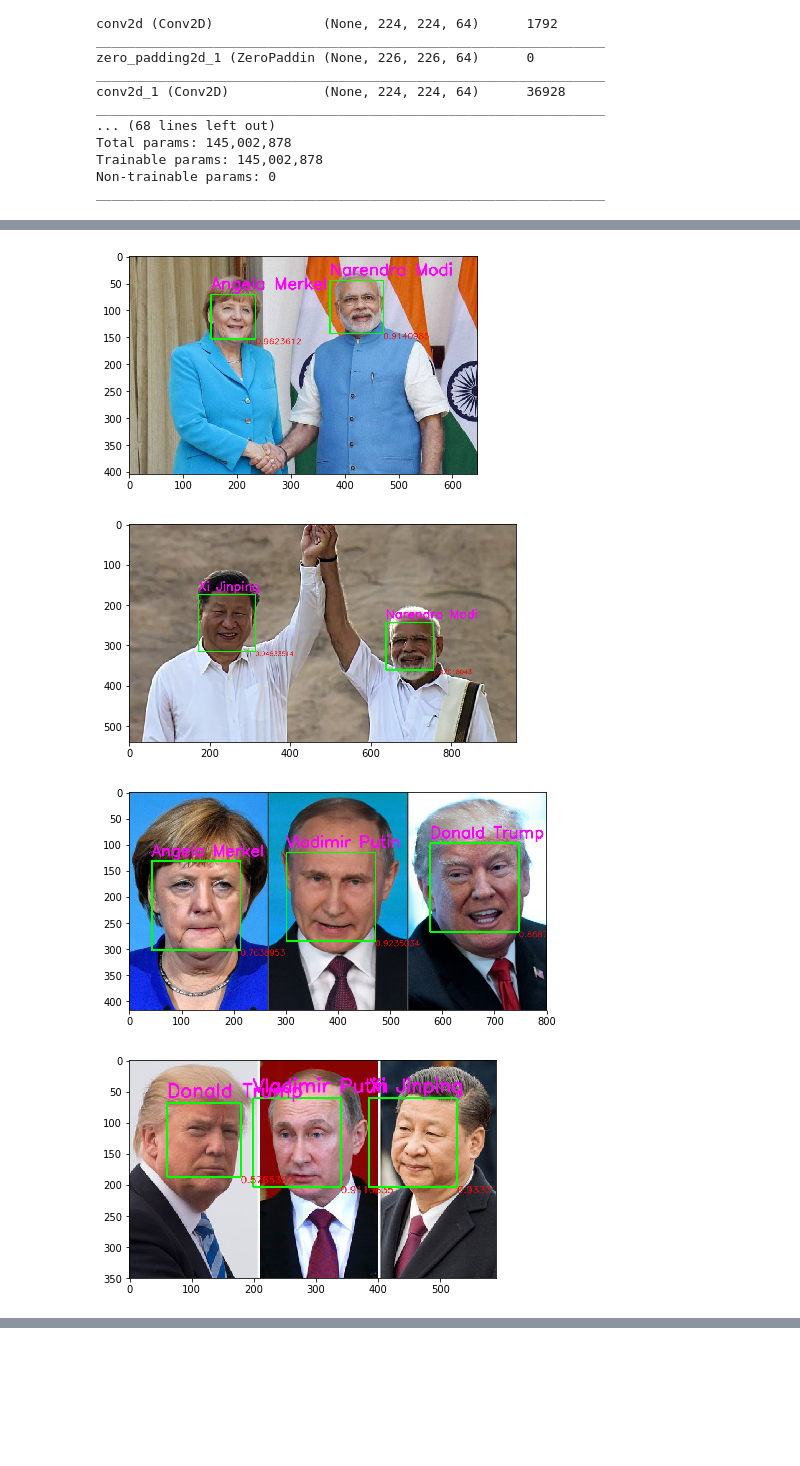
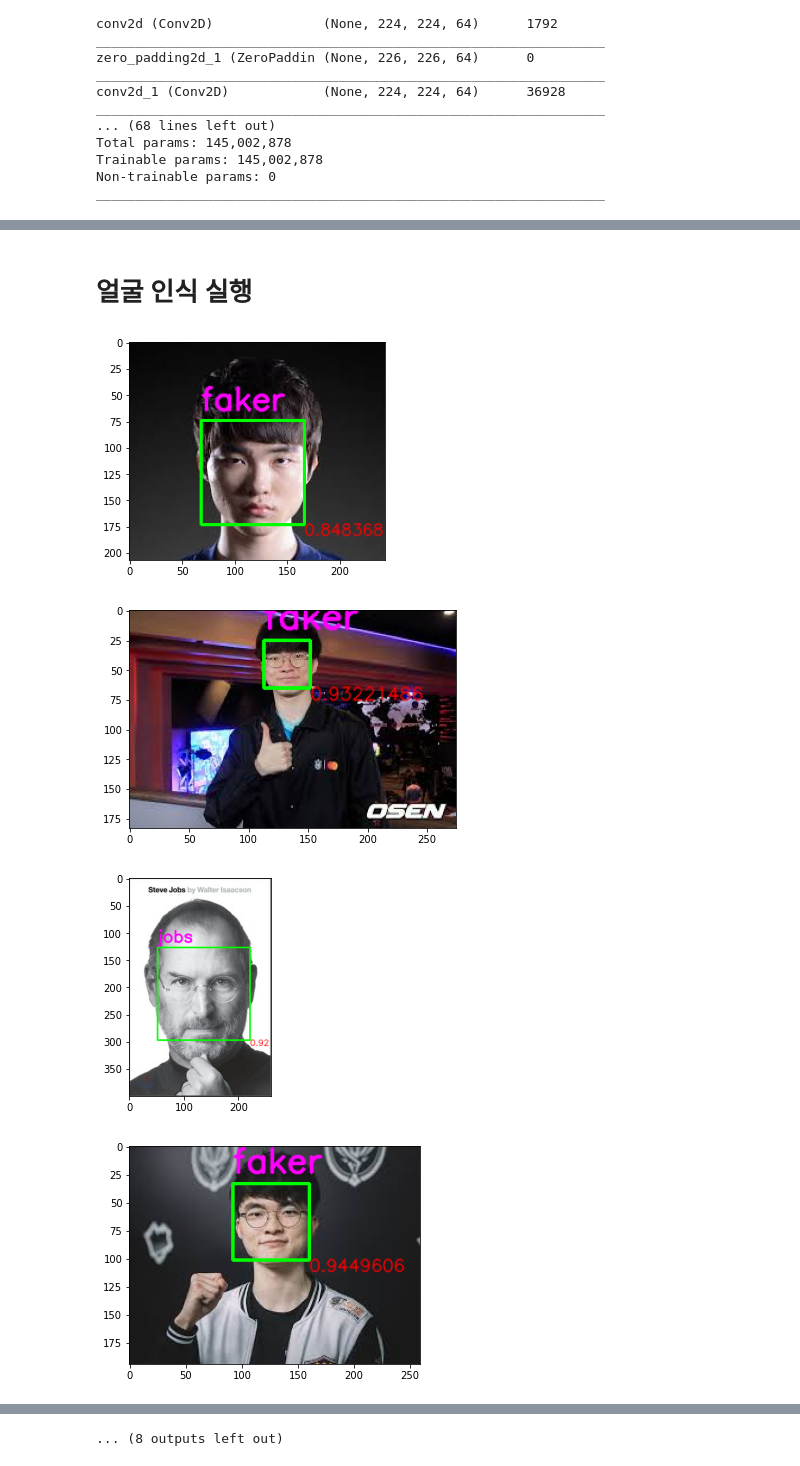
Before and after one commit to dhrim/wiset_2020_06, a Jupyter notebook: material/deep_learning/Face_Recognition.ipynb, the cells around one changed output, grey strips where cells are left out. Saved outputs shown, nothing was run; the diff lists cells and outputs as text; code cells hidden in the pictures; blank space fills up the shorter version.

```diff
--- a/material/deep_learning/Face_Recognition.ipynb
+++ b/material/deep_learning/Face_Recognition.ipynb
@@ -93,6 +169,7 @@ for file_name in image_path_names:
     top=rect.rect.top() #y1
     right=rect.rect.right() #x2
     bottom=rect.rect.bottom() #y2
+  if right==0: continue
   width=right-left
   height=bottom-top
   img_crop=img[top:top+height,left:left+width]
@@ -127,6 +213,7 @@ for file_name in test_image_path_names:
     top=rect.rect.top() #y1
     right=rect.rect.right() #x2
     bottom=rect.rect.bottom() #y2
+  if right==0: continue
   width=right-left
   height=bottom-top
   img_crop=img[top:top+height,left:left+width]
@@ -352,3 +456,3 @@ tf.keras.models.save_model(classifier_model,'/content/drive/My Drive/Colab Noteb
 # %%
 # Load saved model
-classifier_model=tf.keras.models.load_model('/content/drive/My Drive/Colab Notebooks/Face_Recognition/face_classifier_model.h5')
+classifier_model=tf.keras.models.load_model('face_classifier_model.h5')
@@ -357,6 +474,8 @@ classifier_model=tf.keras.models.load_model('/content/drive/My Drive/Colab Noteb
 test_images_path=path+'/Test_Images/'
 # %%
 dnnFaceDetector=dlib.cnn_face_detection_model_v1("mmod_human_face_detector.dat")
+# %% [markdown]
+# 얼굴 인식 실행
 # %%
 def plot(img):
   plt.figure(figsize=(8,4))
@@ -364,50 +483,51 @@ def plot(img):
   plt.show()
 # %%
 # Label names for class numbers
-person_rep={0:'Narendra Modi',1:'Donald Trump',2:'Angela Merkel',3:'Xi Jinping',4:'Lakshmi Narayana',5:'Vladimir Putin'}
+person_rep={0: 'iu', 1: 'jobs', 2: 'faker'}
 # %%
 os.mkdir(path+'/Predictions')
 # %%
-for img_name in os.listdir('Test_Images/'):
+for img_name in os.listdir(path+'/Test_images/'):
   if img_name=='crop_img.jpg':
     continue
   # Load Image
-  img=cv2.imread(path+'/Test_Images/'+img_name)
+  img=cv2.imread(path+'/Test_images/'+img_name)
   gray=cv2.cvtColor(img, cv2.COLOR_BGR2GRAY)
-  # Detect Faces
+
+  # 얼굴 탐지
   rects=dnnFaceDetector(gray,1)
   left,top,right,bottom=0,0,0,0
   for (i,rect) in enumerate(rects):
     # Extract Each Face
     left=rect.rect.left() #x1
     top=rect.rect.top() #y1
     right=rect.rect.right() #x2
     bottom=rect.rect.bottom() #y2
     width=right-left
     height=bottom-top
     img_crop=img[top:top+height,left:left+width]
-    cv2.imwrite(path+'/Test_Images/crop_img.jpg',img_crop)
+    cv2.imwrite(path+'/Test_images/crop_img.jpg',img_crop)
 
-    # Get Embeddings
-    crop_img=load_img(path+'/Test_Images/crop_img.jpg',target_size=(224,224))
+    # 얼굴 영역 crop
+    crop_img=load_img(path+'/Test_images/crop_img.jpg',target_size=(224,224))
     crop_img=img_to_array(crop_img)
     crop_img=np.expand_dims(crop_img,axis=0)
     crop_img=preprocess_input(crop_img)
     img_encode=vgg_face(crop_img)
 
-    # Make Predictions
+    # 얼굴 영역 인식
     embed=K.eval(img_encode)
     person=classifier_model.predict(embed)
     name=person_rep[np.argmax(person)]
-    os.remove(path+'/Test_Images/crop_img.jpg')
+    os.remove(path+'/Test_images/crop_img.jpg')
     cv2.rectangle(img,(left,top),(right,bottom),(0,255,0), 2)
     img=cv2.putText(img,name,(left,top-10),cv2.FONT_HERSHEY_SIMPLEX,1,(255,0,255),2,cv2.LINE_AA)
     img=cv2.putText(img,str(np.max(person)),(right,bottom+10),cv2.FONT_HERSHEY_SIMPLEX,0.5,(0,0,255),1,cv2.LINE_AA)
   # Save images with bounding box,name and accuracy
   cv2.imwrite(path+'/Predictions/'+img_name,img)
   plot(img)
 # %% [output]
-[figure, old version]
+[figure, new version]
-[figure, old version]
+[figure, new version]
-[figure, old version]
+[figure, new version]
-[figure, old version]
+[figure, new version]
@@ -417,0 +542 @@ for img_name in os.listdir('Test_Images/'):
+... (8 outputs left out)
```
Also changed, not shown: parts of 36 cells of this notebook.
